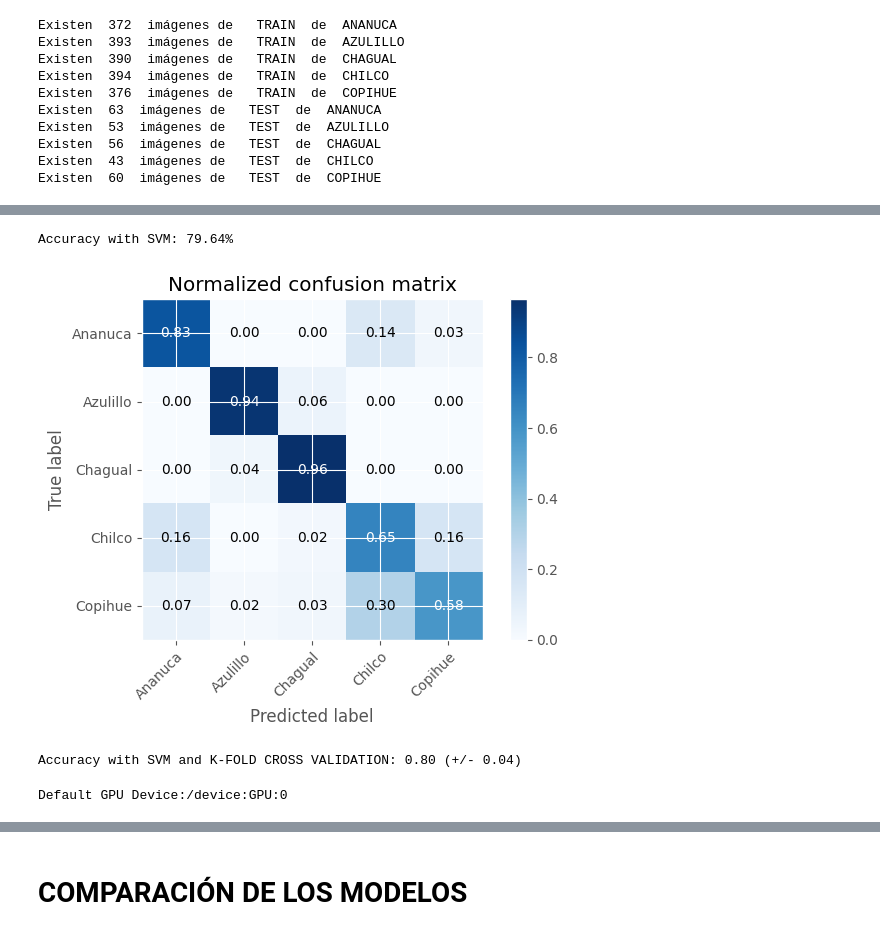
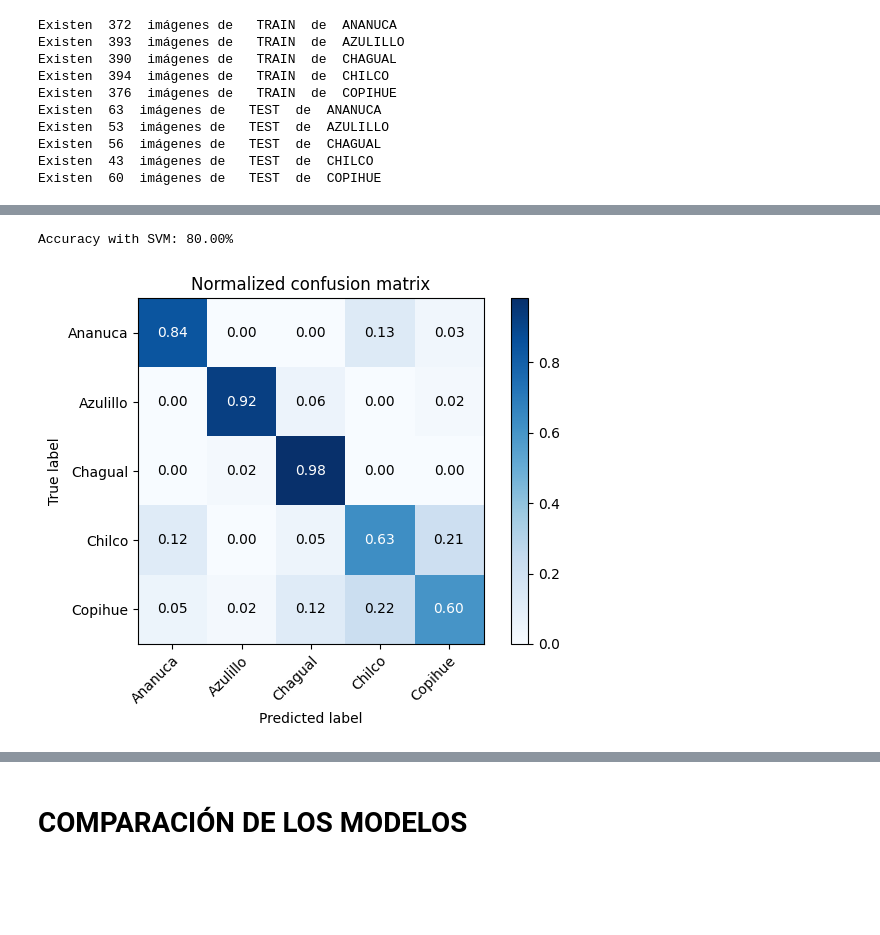
Before and after one commit to PabloSMD/FloraNativaChilenaCNN, a Jupyter notebook: CNN Flores.ipynb, the cells around one changed output, grey strips where cells are left out. Drawn from its saved outputs; the diff is of its cells as text; code cells hidden in the pictures; blank space fills up the shorter version.

```diff
--- a/CNN Flores.ipynb
+++ b/CNN Flores.ipynb
@@ -359,0 +458,2 @@ weighted avg       0.16      0.18      0.16       275
+# %%
+resnet152_history = model.fit(train_set,epochs=1,validation_data=val_set)
@@ -359,0 +484,21 @@ weighted avg       0.16      0.18      0.16       275
+# %%
+test_pred = model.predict(test_set)
+test_pred = np.argmax(test_pred,axis = 1)
+test_labels = test_set.labels
+
+plt.figure(figsize=(12, 6))
+ax = sns.heatmap(tf.math.confusion_matrix(
+ test_labels,
+ test_pred,
+ num_classes=None,
+ weights=None,
+ dtype=tf.dtypes.int32,
+ name=None,
+),annot = True,
+ fmt="d")
+ax.set_xlabel('Predicted',fontsize = 14,weight = 'bold')
+ax.set_xticklabels(ax.get_xticklabels(),rotation =0);
+
+ax.set_ylabel('Actual',fontsize = 14,weight = 'bold')
+ax.set_yticklabels(ax.get_yticklabels(),rotation =0);
+ax.set_title('Confusion Matrix - Test Set',fontsize = 16,weight = 'bold',pad=20)
@@ -394,7 +577,7 @@ def getFlowers(flowers, data_type, print_n=False, k_fold=False):
             j=0
             for image_path in glob.glob(os.path.join(p, "*.jpg")):
                 image = cv2.imread(image_path, cv2.IMREAD_COLOR)
-                image = cv2.resize(image, (dim, dim))
+                image = cv2.resize(image, (150, 150))
                 image = cv2.cvtColor(image, cv2.COLOR_RGB2BGR)
                 images.append(image)
                 labels.append(i)
@@ -412,7 +595,7 @@ def getFlowers(flowers, data_type, print_n=False, k_fold=False):
                 j=0
                 for image_path in glob.glob(os.path.join(p, "*")):
                     image = cv2.imread(image_path, cv2.IMREAD_COLOR)
-                    image = cv2.resize(image, (dim, dim))
+                    image = cv2.resize(image, (150, 150))
                     image = cv2.cvtColor(image, cv2.COLOR_RGB2BGR)
                     images.append(image)
                     labels.append(i)
@@ -564,27 +753,19 @@ plotPrincipalComponents(dataIn3D, 3)
 # %%
-svm = SVC(gamma='auto', kernel='linear', probability=True)
+# kernel = linear, rbf , polynomial, sigmoid, cambiar C y Gamma
+
+svm = SVC(gamma='auto', kernel='rbf', probability=True)
 svm.fit(X_train, y_train)
 y_pred = svm.predict(X_test)
 
 #Evaluation
 precision = metrics.accuracy_score(y_pred, y_test) * 100
 print("Accuracy with SVM: {0:.2f}%".format(precision))
 cm , _ = plot_confusion_matrix(y_test, y_pred,classes=y_train,
 normalize=True, title='Normalized confusion matrix')
 plt.show()
 # %% [output]
-Accuracy with SVM: 79.64%
+Accuracy with SVM: 80.00%
-[figure, old version]
+[figure, new version]
 # %%
-pred_kfold = cross_val_score(svm, X, y, cv=5)
-print("Accuracy with SVM and K-FOLD CROSS VALIDATION: %0.2f (+/- %0.2f)" % (pred_kfold.mean(), pred_kfold.std() * 2))
+# pred_kfold = cross_val_score(svm, X, y, cv=5)
+# print("Accuracy with SVM and K-FOLD CROSS VALIDATION: %0.2f (+/- %0.2f)" % (pred_kfold.mean(), pred_kfold.std() * 2))
-# %% [output]
-Accuracy with SVM and K-FOLD CROSS VALIDATION: 0.80 (+/- 0.04)
-# %%
-import tensorflow as tf
-if tf.test.gpu_device_name():
-    print('Default GPU Device:{}'.format(tf.test.gpu_device_name()))
-else:
-    print("Please install GPU version of TF")
-# %% [output]
-Default GPU Device:/device:GPU:0
```
Also changed, not shown: parts of 55 cells of this notebook.
